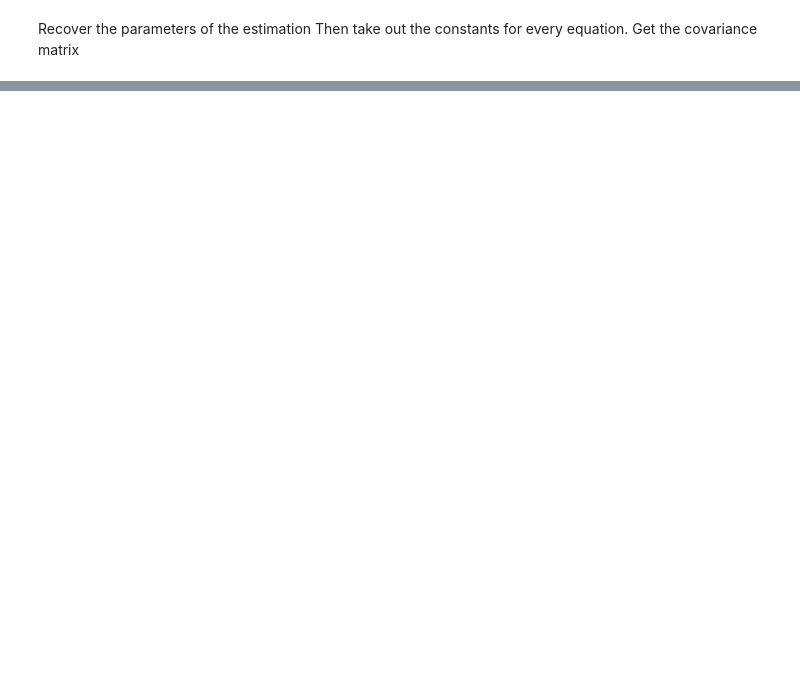
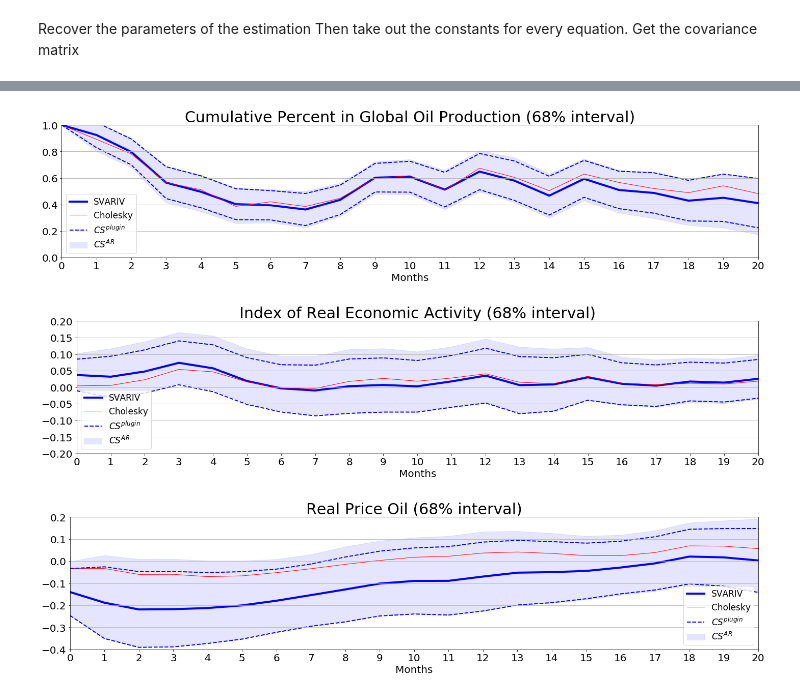
Before and after one commit to MaxLugo/SVARIV, a Jupyter notebook: example.ipynb, the cells around one changed output, grey strips where cells are left out. Drawn from its saved outputs; the diff is of its cells as text; code cells hidden in the pictures; blank space fills up the shorter version.

Commit message:
plugin CS

```diff
--- a/example.ipynb
+++ b/example.ipynb
@@ -153,0 +135,7 @@ fig13 = SVARIV.simple_plot('Real Price Oil',
+# %%
+C = SVARIV.MA_representation(betas_lag, p, hori=21)  # MA representation
+Ccum = [np.array(C[:i+1]).sum(axis=0) for i in range(len(C))]
+G = SVARIV.Gmatrices(betas_lag, p, hori=21)['G'] # Gradient matrix
+Gcum = SVARIV.Gmatrices(betas_lag, p, hori=21)['Gcum'] # Gradient matrix cumulative
+# %%
+T = len(Y) # number of obs
@@ -153,0 +152,42 @@ fig13 = SVARIV.simple_plot('Real Price Oil',
+# %%
+CI = SVARIV.CI_dmethod(Gamma_hat, WHat, G, T, C, hori=21, confidence=0.68, scale=1, nvar=1) #CI intervals
+CI_cum = SVARIV.CI_dmethod(Gamma_hat, WHat, Gcum, T, Ccum, hori=21, confidence=0.68, scale=1, nvar=1) #CI intervals
+CI_s = SVARIV.CI_dmethod_standard(Gamma_hat, WHat, G, T, C)
+CI_s_cum = SVARIV.CI_dmethod_standard(Gamma_hat, WHat, Gcum, T, Ccum)
+# %%
+# plugin CS figure 1.1
+plugin_cs = np.array([irf_gamma_cum[:,0] + SVARIV.norm_critval(confidence=0.68)*CI_s_cum['pluginirfstderror'][0,:],
+                      irf_gamma_cum[:,0] - SVARIV.norm_critval(confidence=0.68)*CI_s_cum['pluginirfstderror'][0,:]]).T
+fig11 = SVARIV.simple_plot('Cumulative Percent in Global Oil Production (68% interval)',
+                          irf_gamma_cum[:,0], irf_chol_cum[:,0],
+                          CI_cum['l'][0,:], CI_cum['u'][0,:],
+                          plugin_cs[:,0], plugin_cs[:,1],
+                          list(range(len(irf_gamma_cum))),
+                          '', rot=0, ylim0=0,
+                          ylim1=1, figsize=(20,5))
+
+# figure 1.2
+plugin_cs = np.array([irf_gamma[:,1] + SVARIV.norm_critval(confidence=0.68)*CI_s['pluginirfstderror'][1,:],
+                      irf_gamma[:,1] - SVARIV.norm_critval(confidence=0.68)*CI_s['pluginirfstderror'][1,:]]).T
+fig12 = SVARIV.simple_plot('Index of Real Economic Activity (68% interval)',
+                          irf_gamma[:,1], irf_chol[:,1],
+                          CI['l'][1,:], CI['u'][1,:],
+                          plugin_cs[:,0], plugin_cs[:,1],
+                          list(range(len(irf_gamma_cum))),
+                          '', rot=0, ylim0=-.2,
+                          ylim1=.2, figsize=(20,5))
+
+# figure 1.3
+plugin_cs = np.array([irf_gamma[:,2] + SVARIV.norm_critval(confidence=0.68)*CI_s['pluginirfstderror'][2,:],
+                      irf_gamma[:,2] - SVARIV.norm_critval(confidence=0.68)*CI_s['pluginirfstderror'][2,:]]).T
+fig13 = SVARIV.simple_plot('Real Price Oil (68% interval)',
+                          irf_gamma[:,2], irf_chol[:,2],
+                          CI['l'][2,:], CI['u'][2,:],
+                          plugin_cs[:,0], plugin_cs[:,1],
+                          list(range(len(irf_gamma_cum))),
+                          '', rot=0, ylim0=-.4,
+                          ylim1=.2, figsize=(20,5))
+# %% [output]
+[figure, added]
+[figure, added]
+[figure, added]
```
Also changed, not shown: parts of 17 cells of this notebook, 5 other files.
